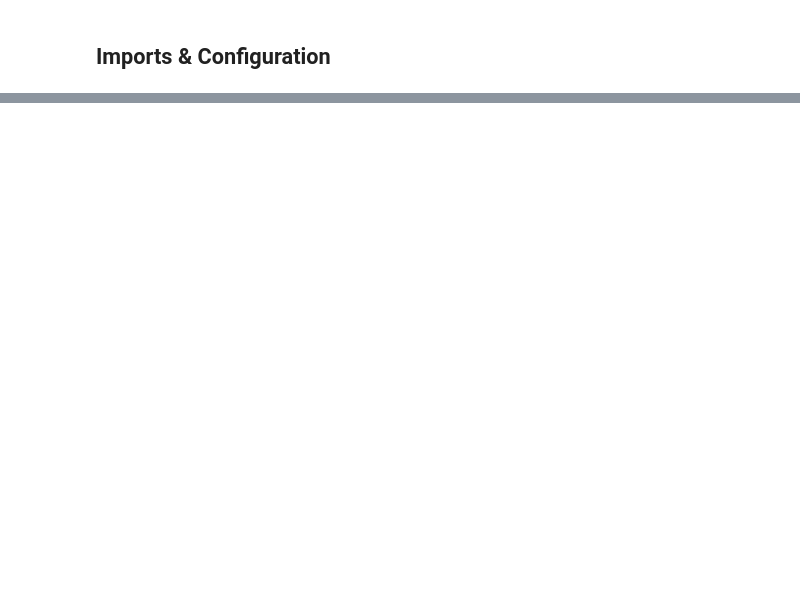
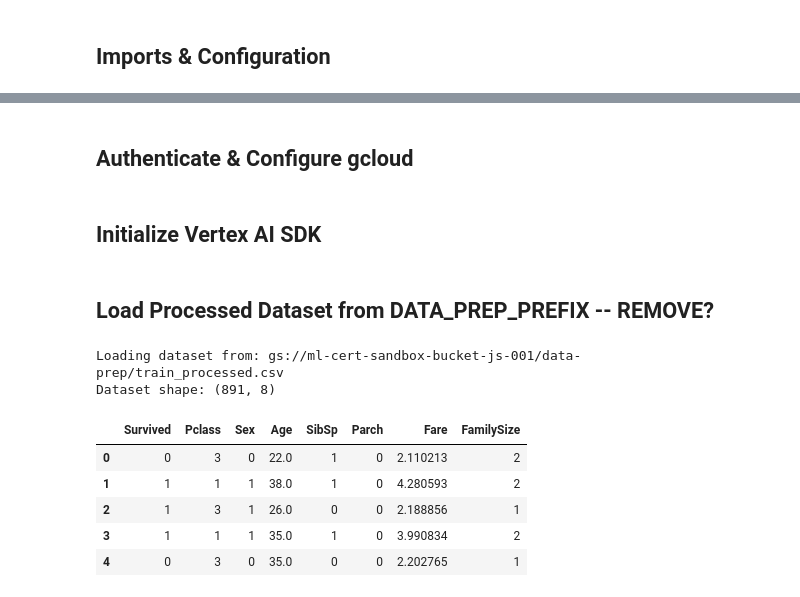
Before and after one commit to tyrantdavis/gcp-ml-engineer-vertex-ai, a Jupyter notebook: notebooks/03_training_keras_vertex.ipynb, the cells around one changed output, grey strips where cells are left out. Saved outputs shown, nothing was run; the diff lists cells and outputs as text; code cells hidden in the pictures; blank space fills up the shorter version.

```diff
--- a/notebooks/03_training_keras_vertex.ipynb
+++ b/notebooks/03_training_keras_vertex.ipynb
@@ -262,0 +71,2 @@ What this proves:
+# %% [markdown]
+## Authenticate & Configure gcloud
@@ -262,0 +80,2 @@ What this proves:
+# %% [markdown]
+## Initialize Vertex AI SDK
@@ -262,0 +91,19 @@ What this proves:
+# %% [markdown]
+## Load Processed Dataset from DATA_PREP_PREFIX -- REMOVE?
+# %%
+# --- Load Processed Dataset from DATA_PREP_PREFIX ---
+DATA_URI = f"{DATA_PREP_PREFIX.rstrip('/')}/train_processed.csv"
+print("Loading dataset from:", DATA_URI)
+
+df = pd.read_csv(DATA_URI)
+print("Dataset shape:", df.shape)
+df.head()
+# %% [output]
+Loading dataset from: gs://ml-cert-sandbox-bucket-js-001/data-prep/train_processed.csv
+Dataset shape: (891, 8)
+|  | Survived | Pclass | Sex | Age | SibSp | Parch | Fare | FamilySize |
+| 0 | 0 | 3 | 0 | 22.0 | 1 | 0 | 2.110213 | 2 |
+| 1 | 1 | 1 | 1 | 38.0 | 1 | 0 | 4.280593 | 2 |
+| 2 | 1 | 3 | 1 | 26.0 | 0 | 0 | 2.188856 | 1 |
+| 3 | 1 | 1 | 1 | 35.0 | 1 | 0 | 3.990834 | 2 |
+| 4 | 0 | 3 | 0 | 35.0 | 0 | 0 | 2.202765 | 1 |
```
Also changed, not shown: parts of 56 cells of this notebook.
